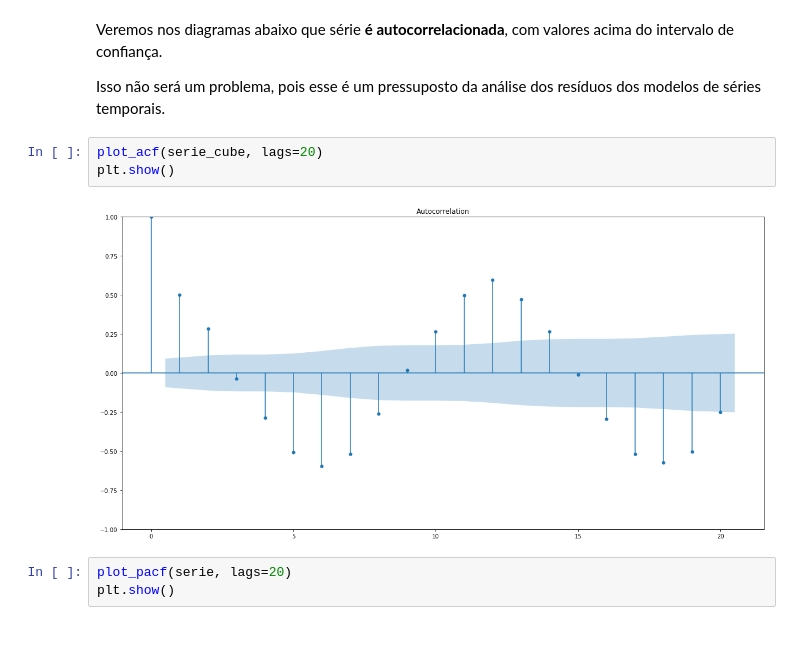
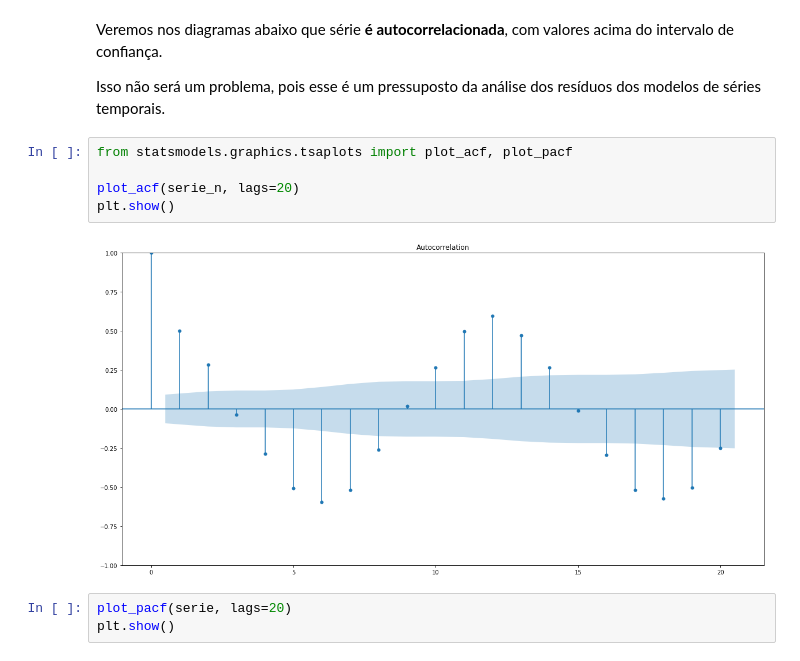
Before and after one commit to maria-raquel/series_temporais, a Jupyter notebook: ESSE.ipynb, the cells around one changed output. Drawn from its saved outputs; the diff is of its cells as text.

Commit message:
organização das importações, formatação de prints, renomeação de variáveis

```diff
--- a/ESSE.ipynb
+++ b/ESSE.ipynb
@@ -337,11 +324,13 @@ Para verificar a autocorrelação, utilizaremos os **diagramas ACF e PACF.**
 Veremos nos diagramas abaixo que série **é autocorrelacionada**, com valores acima do intervalo de confiança.
 
 Isso não será um problema, pois esse é um pressuposto da análise dos resíduos dos modelos de séries temporais.
-# %%
-plot_acf(serie_cube, lags=20)
-plt.show()
-# %% [output]
-[figure, removed]
+# %%
+from statsmodels.graphics.tsaplots import plot_acf, plot_pacf
+
+plot_acf(serie_n, lags=20)
+plt.show()
+# %% [output]
+[figure, added]
 # %%
 plot_pacf(serie, lags=20)
 plt.show()
```
Also changed, not shown: parts of 17 cells of this notebook.
